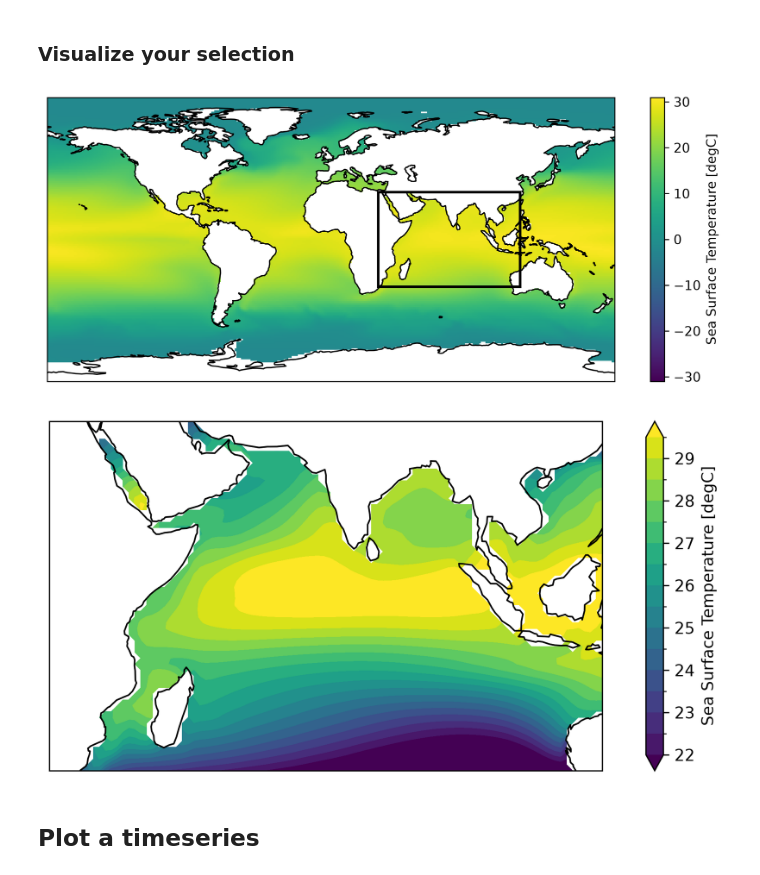
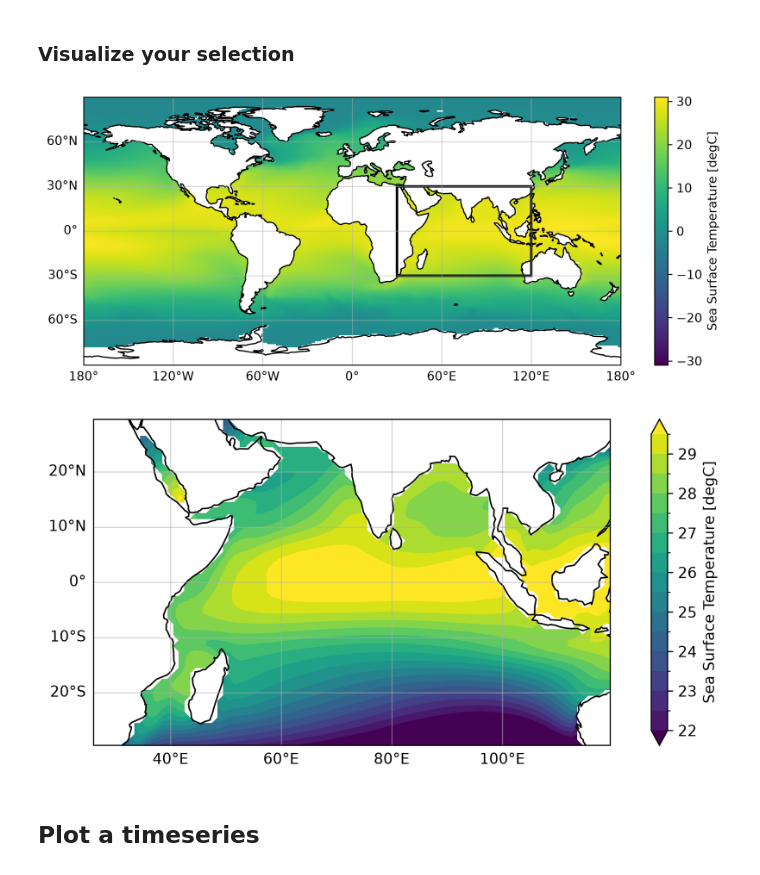
Before and after one commit to ashleylasinsky/whoi-climate-tutorial_2026, a Jupyter notebook: docs/pages/resources/streamlined_code.ipynb, the cells around one changed output. Drawn from its saved outputs; the diff is of its cells as text; code cells hidden in the pictures.

```diff
--- a/docs/pages/resources/streamlined_code.ipynb
+++ b/docs/pages/resources/streamlined_code.ipynb
@@ -202,6 +244,11 @@ vmax = None
 
 # Plot the data
 data_spatial.plot(ax=ax, vmin=vmin, vmax=vmax, cmap='viridis')
+
+# Add lat/lon gridlines
+gl = ax.gridlines(crs=ccrs.PlateCarree(), alpha=0.5) # alpha is a useful parameter - controls transparency/opacity
+gl.bottom_labels = True
+gl.left_labels = True
 
 # Plot a box showing your spatial region of interest
 ax.add_patch(
@@ -221,28 +268,33 @@ ax.add_patch(
 
 plt.show()
 # %% [output]
-[figure, old version]
+[figure, new version]
 # %%
 # Zooming in on just that region
 
 # Blank canvas to plot on
 fig = plt.figure(figsize=(10,4), dpi=300) # dpi controls the image resolution
 
 # Set up plot axis as a geographic map
 ax = plt.axes(projection=ccrs.PlateCarree())
 ax.coastlines()
 
 # Plot the spatial subset of the data.
 # Note that I customized the levels; change these to fit your variable and region,
 # or just delete that parameter to have matplotlib choose automatically.
 data_subset.mean('time').plot.contourf(ax=ax, cmap='viridis', levels=np.arange(22,30,0.5))
 
+# Add lat/lon gridlines
+gl = ax.gridlines(crs=ccrs.PlateCarree(), alpha=0.5) # alpha is a useful parameter - controls transparency/opacity
+gl.bottom_labels = True
+gl.left_labels = True
+
 # OPTIONAL: save the figure on your computer
 # fig.savefig("FILE_NAME.png")
 
 plt.show()
 # %% [output]
-[figure, old version]
+[figure, new version]
 # %% [markdown]
 ## Plot a timeseries
 # %%
```
Also changed, not shown: parts of 10 cells of this notebook.
